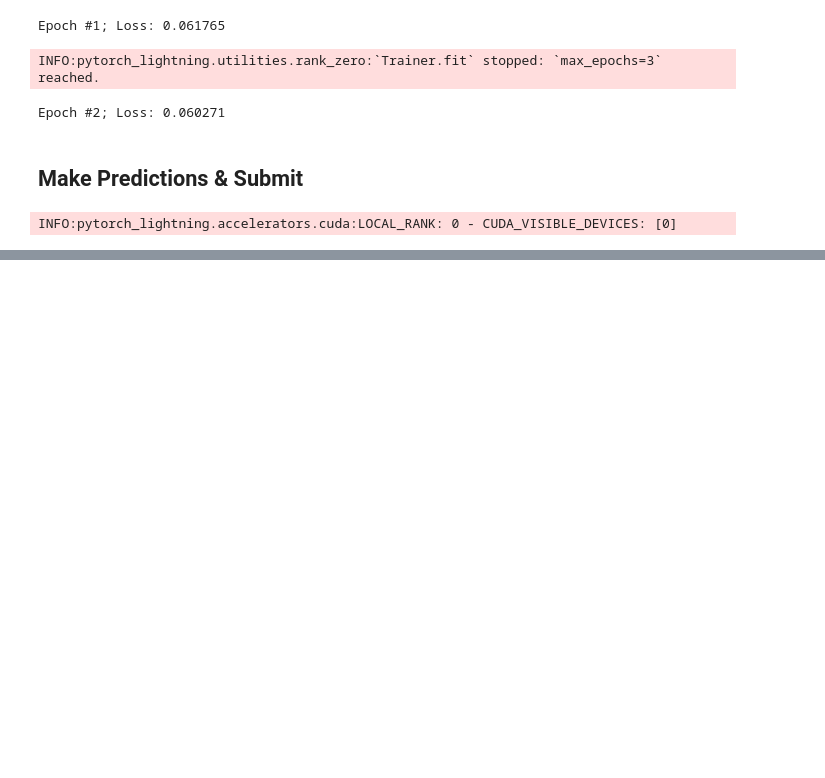
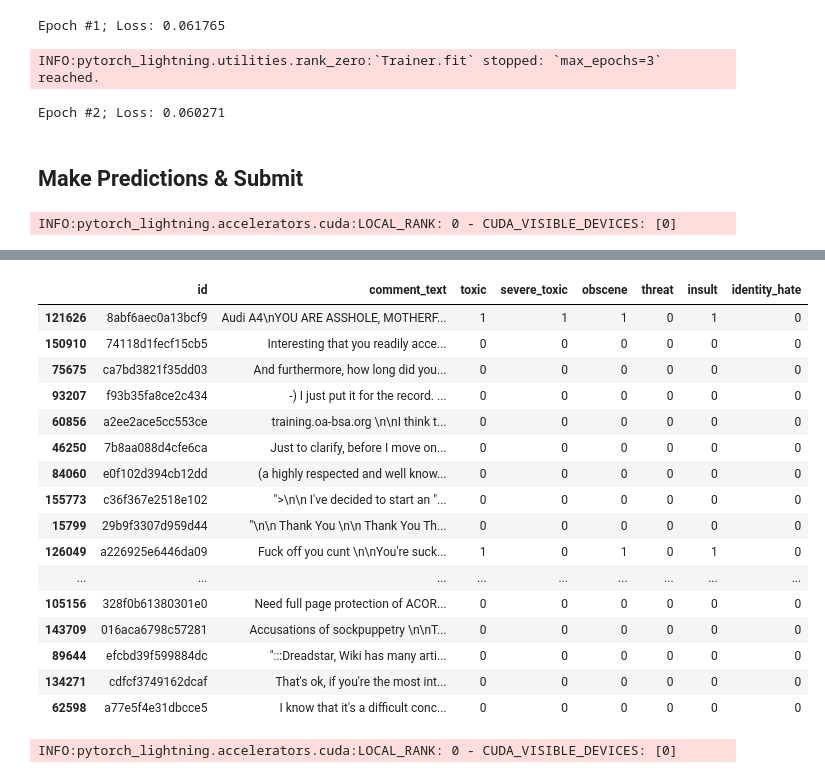
Before and after one commit to cartmarsh/MachineLearning1, a Jupyter notebook: RNN_Toxic_comment_classification.ipynb, the cells around one changed output, grey strips where cells are left out. Drawn from its saved outputs; the diff is of its cells as text; code cells hidden in the pictures; blank space fills up the shorter version.

```diff
--- a/RNN_Toxic_comment_classification.ipynb
+++ b/RNN_Toxic_comment_classification.ipynb
@@ -445,0 +474,22 @@ INFO:pytorch_lightning.accelerators.cuda:LOCAL_RANK: 0 - CUDA_VISIBLE_DEVICES: [
+# %%
+sample_df = raw_df.sample(30)
+# %%
+sample_df
+# %% [output]
+|  | id | comment_text | toxic | severe_toxic | obscene | threat | insult | identity_hate |
+| 121626 | 8abf6aec0a13bcf9 | Audi A4\nYOU ARE ASSHOLE, MOTHERF... | 1 | 1 | 1 | 0 | 1 | 0 |
+| 150910 | 74118d1fecf15cb5 | Interesting that you readily acce... | 0 | 0 | 0 | 0 | 0 | 0 |
+| 75675 | ca7bd3821f35dd03 | And furthermore, how long did you... | 0 | 0 | 0 | 0 | 0 | 0 |
+| 93207 | f93b35fa8ce2c434 | -) I just put it for the record. ... | 0 | 0 | 0 | 0 | 0 | 0 |
+| 60856 | a2ee2ace5cc553ce | training.oa-bsa.org \n\nI think t... | 0 | 0 | 0 | 0 | 0 | 0 |
+| 46250 | 7b8aa088d4cfe6ca | Just to clarify, before I move on... | 0 | 0 | 0 | 0 | 0 | 0 |
+| 84060 | e0f102d394cb12dd | (a highly respected and well know... | 0 | 0 | 0 | 0 | 0 | 0 |
+| 155773 | c36f367e2518e102 | ">\n\n I've decided to start an "... | 0 | 0 | 0 | 0 | 0 | 0 |
+| 15799 | 29b9f3307d959d44 | "\n\n Thank You \n\n Thank You Th... | 0 | 0 | 0 | 0 | 0 | 0 |
+| 126049 | a226925e6446da09 | Fuck off you cunt \n\nYou're suck... | 1 | 0 | 1 | 0 | 1 | 0 |
+| ... | ... | ... | ... | ... | ... | ... | ... | ... |
+| 105156 | 328f0b61380301e0 | Need full page protection of ACOR... | 0 | 0 | 0 | 0 | 0 | 0 |
+| 143709 | 016aca6798c57281 | Accusations of sockpuppetry \n\nT... | 0 | 0 | 0 | 0 | 0 | 0 |
+| 89644 | efcbd39f599884dc | ":::Dreadstar, Wiki has many arti... | 0 | 0 | 0 | 0 | 0 | 0 |
+| 134271 | cdfcf3749162dcaf | That's ok, if you're the most int... | 0 | 0 | 0 | 0 | 0 | 0 |
+| 62598 | a77e5f4e31dbcce5 | I know that it's a difficult conc... | 0 | 0 | 0 | 0 | 0 | 0 |
@@ -445,0 +500,4 @@ INFO:pytorch_lightning.accelerators.cuda:LOCAL_RANK: 0 - CUDA_VISIBLE_DEVICES: [
+# %%
+sample_preds = trainer.predict(model, sample_dl)
+# %% [output]
+INFO:pytorch_lightning.accelerators.cuda:LOCAL_RANK: 0 - CUDA_VISIBLE_DEVICES: [0]
```
Also changed, not shown: parts of 11 cells of this notebook.
